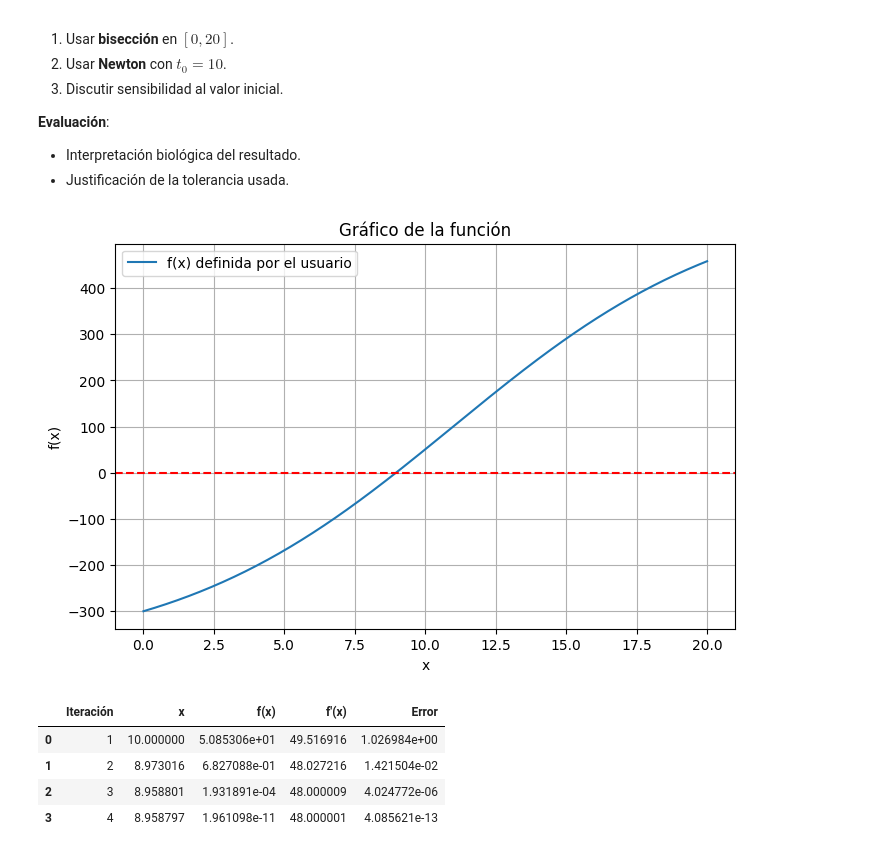
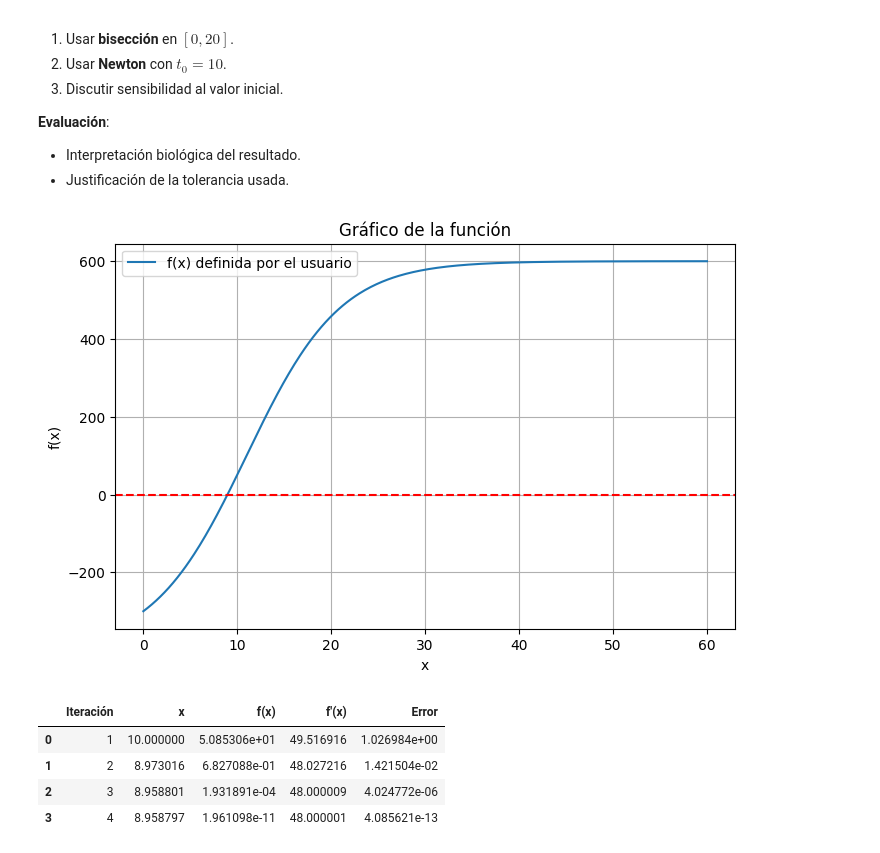
Before and after one commit to marco-canas/analisis_numerico, a Jupyter notebook: 4_planifica_implementa/4_ceros_funciones/2_biseccion/4_biseccion.ipynb, the cells around one changed output. Drawn from its saved outputs; the diff is of its cells as text; code cells hidden in the pictures.

```diff
--- a/4_planifica_implementa/4_ceros_funciones/2_biseccion/4_biseccion.ipynb
+++ b/4_planifica_implementa/4_ceros_funciones/2_biseccion/4_biseccion.ipynb
@@ -844,9 +844,9 @@ class NewtonBiseccion:
 # %%
 resolutor1 = NewtonBiseccion(func = lambda t: 1000/(1 + 9*np.exp(-0.2*t)) - 400)
 # %%
-resolutor1.graficar_funcion(a = 0, b = 20)
+resolutor1.graficar_funcion(a = 0, b = 60)
 # %% [output]
-[figure, old version]
+[figure, new version]
 # %%
 resolutor1.newton(x0 = 10)
 # %% [output]
```
Also changed, not shown: parts of 1 cell of this notebook, 2 other files.
